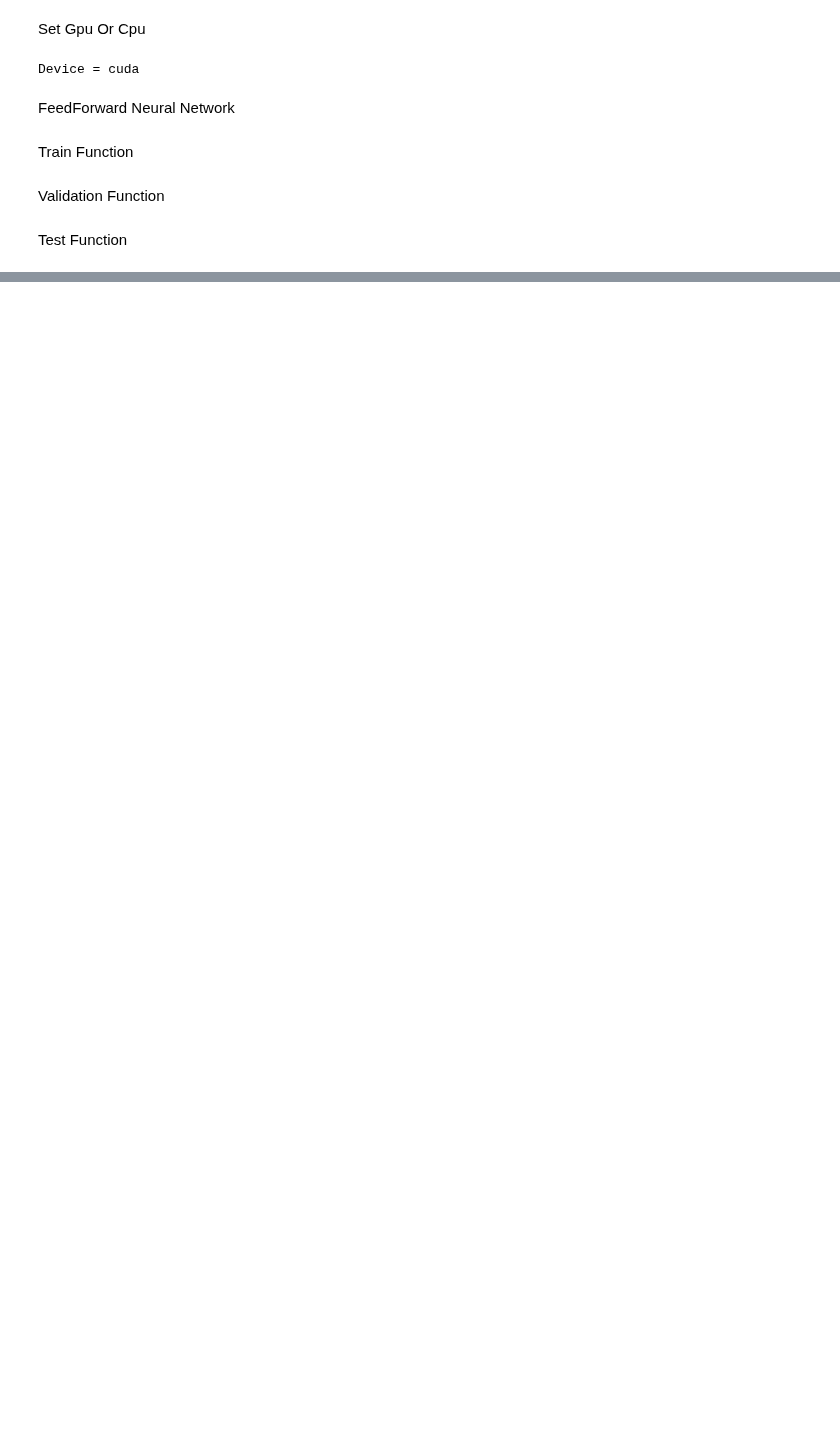
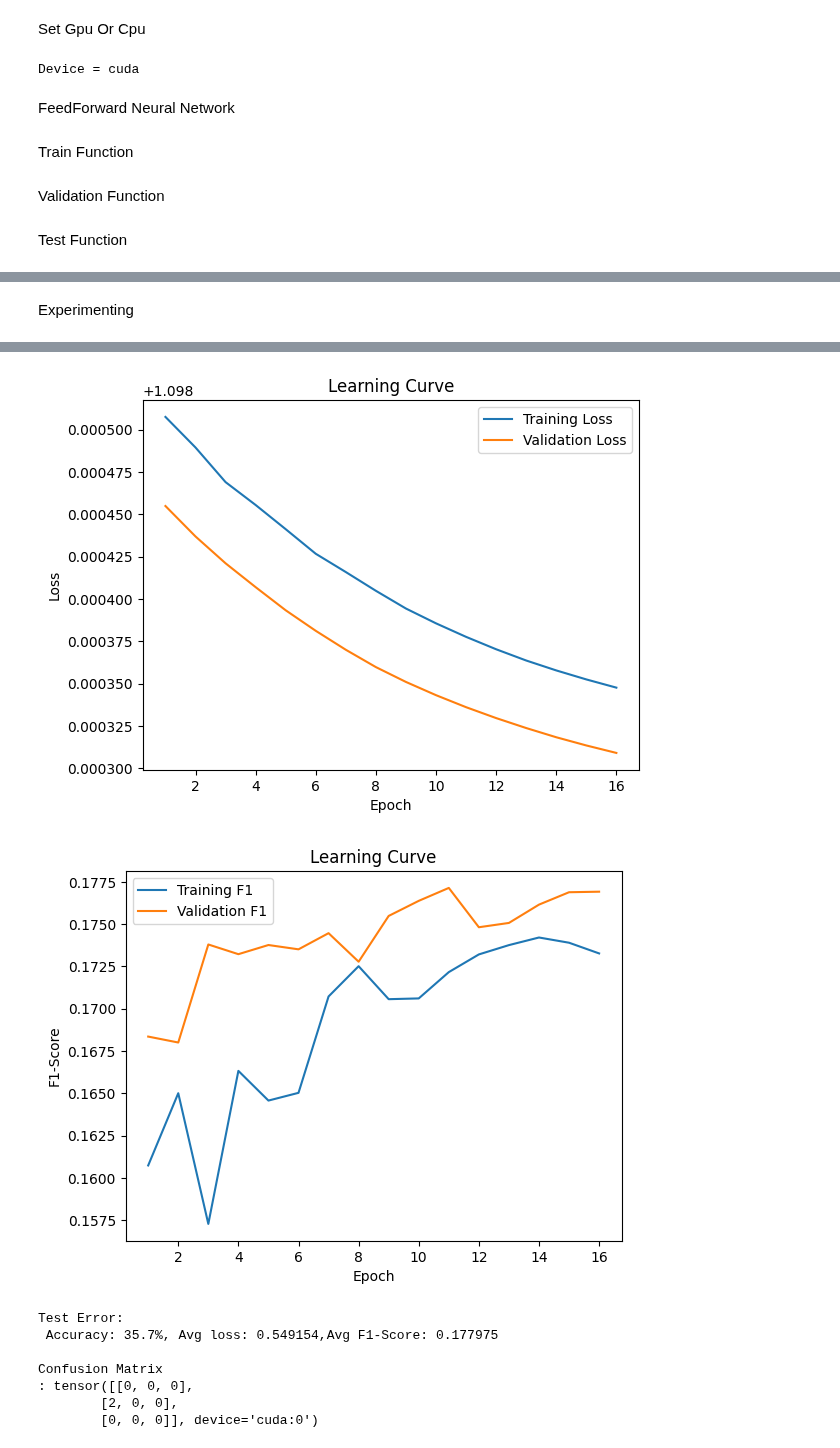
Before and after one commit to natedrake7/MachineLearning, a Jupyter notebook: NeuralNetworkSentimentAnalysis/project.ipynb, the cells around one changed output, grey strips where cells are left out. Drawn from its saved outputs; the diff is of its cells as text; code cells hidden in the pictures; blank space fills up the shorter version.

Commit message:
Update
Fixed Neural network.

```diff
--- a/NeuralNetworkSentimentAnalysis/project.ipynb
+++ b/NeuralNetworkSentimentAnalysis/project.ipynb
@@ -48,6 +154,7 @@ Encode Labels
 encoder  = LabelEncoder() #initialize label encoder so we can set integer values to the label unique values
 
 X_train_labels = encoder.fit_transform(train_set['Sentiment'])
+X_valid_labels = encoder.fit_transform(valid_set['Sentiment'])
 
 print(encoder.classes_)
 print(encoder.transform(encoder.classes_))
@@ -70,0 +178,8 @@ val_sentence_embeddings = [np.mean(embeddings, axis=0) for embeddings in val_emb
+# %%
+wordvec_train_arrays = np.zeros((len(train_set['Tokenized_Text']), 250))
+wordvec_valid_arrays = np.zeros((len(valid_set['Tokenized_Text']), 250))
+
+for i in range(len(train_set['Tokenized_Text'])):
+    wordvec_train_arrays[i,:] = word_vector(train_set['Tokenized_Text'][i], 250)
+for i in range(len(valid_set['Tokenized_Text'])):
+   wordvec_valid_arrays[i,:] = word_vector(valid_set['Tokenized_Text'][i], 250)
@@ -170,23 +296,20 @@ Test Function
 def Test(dataloader,model,loss_fn):
     size = len(dataloader.dataset) #get the size of the dataset
     test_loss,correct,f1 = 0,0,0 #declare variables
-    f1_score = F1Score(task='multiclass',num_classes=3,average='macro').to(device)
+    f1_score = F1Score(task='multiclass',num_classes=3,average='weighted').to(device)
 
     with torch.no_grad(): #disable gradient caclulation since we are testing not training
         for X,y in dataloader:
 
             X = X.to(device) #Load to GPU
-            y = y.to(device, dtype=torch.float) #Load to GPU
+            y = y.to(device) #Load to GPU
 
             pred = model(X) #predict the label
 
-            old_y = y
-            y = y.view(-1, 1)
-
             test_loss += loss_fn(pred,y).item() #find the loss_fn
 
-            correct += (pred.argmax(1) == old_y).type(torch.float).sum().item() #find the accuracy
-            f1 += f1_score(pred,y) #find the f1 score
+            correct += (pred.argmax(1) == y).type(torch.float).sum().item() #find the accuracy
+            f1 += f1_score(pred.argmax(1),y) #find the f1 score
 
     test_loss /= size #compute the average loss
     correct /= size #average accuracy
@@ -199,0 +353,50 @@ Training-Validation
+# %% [markdown]
+Experimenting
+# %%
+loss_fn = nn.CrossEntropyLoss()
+best_f1 = 0 #initialize variables
+learning_rate = 1e-4
+patience = 0
+epochs_count = 30
+patience_tol = 5
+f1_train_scores = []
+f1_val_scores = []
+train_losses = []
+val_losses = []
+
+#optimizer = torch.optim.SGD(model.parameters(),lr=learning_rate,weight_decay=1e-7) #initialize optimizer ,weight_decay=1e-7
+
+optimizer = torch.optim.SGD(model.parameters(),lr=learning_rate,weight_decay=1e-7) #initialize optimizer
+scheduler1 = torch.optim.lr_scheduler.CosineAnnealingLR(optimizer,verbose=True,T_max=100) #initialize first scheduler
+scheduler2 = torch.optim.lr_scheduler.ExponentialLR(optimizer,gamma=0.9,verbose=True) #and second scheduler
+scheduler = torch.optim.lr_scheduler.ChainedScheduler([scheduler1,scheduler2])
+
+for t in range(epochs_count): #iterate over the number of epochs
+    print(f"Epoch {t+1}\n-------------------------------")
+    torch.cuda.synchronize()
+
+    f1_train,train_loss = Train(Train_set,model,loss_fn,optimizer) #train the convo network
+
+    f1_train_scores.append(f1_train.cpu())
+    train_losses.append(train_loss)
+    f1_val,val_loss = Validation(Validation_set,model,loss_fn) #find the current f1 score
+
+    f1_val_scores.append(f1_val.cpu())
+    val_losses.append(val_loss)
+
+    scheduler.step()
+
+    if f1_val > best_f1: #if it the best one yet
+        best_f1 = f1_val #set it as the best one
+        best_model = model #this is the best model yet
+        patience = 0
+    else:
+        patience+=1 #else increment patience
+    if patience == patience_tol: #if we have iterated over a number of epochs and still the model we found is the best one
+        break #break from the iteration
+
+print(f"Best Model computed by finding the model with the highest f1 score on the validation set: {best_f1:>8f}\n")
+plot_loss_learning_curve(train_losses=train_losses,val_losses=val_losses)
+plot_f1_learning_curve(train_f1=f1_train_scores,val_f1=f1_val_scores)
+Test(Validation_set,best_model,loss_fn) #print the best model found
+# %% [output]
@@ -199,0 +420,9 @@ Training-Validation
+[figure, added]
+[figure, added]
+Test Error:
+ Accuracy: 35.7%, Avg loss: 0.549154,Avg F1-Score: 0.177975
+
+Confusion Matrix
+: tensor([[0, 0, 0],
+        [2, 0, 0],
+        [0, 0, 0]], device='cuda:0')
```
Also changed, not shown: parts of 32 cells of this notebook, 7 other files.
